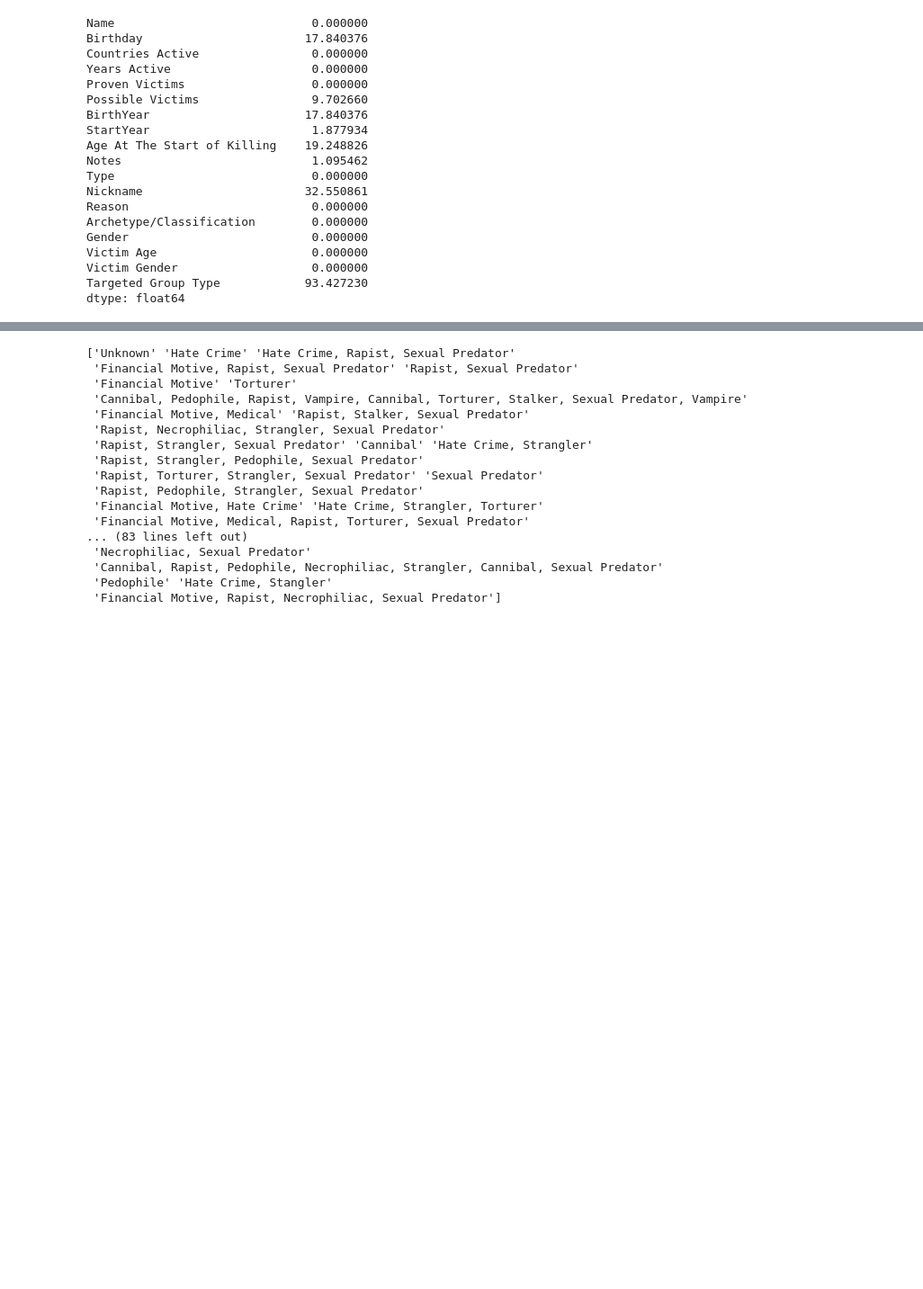
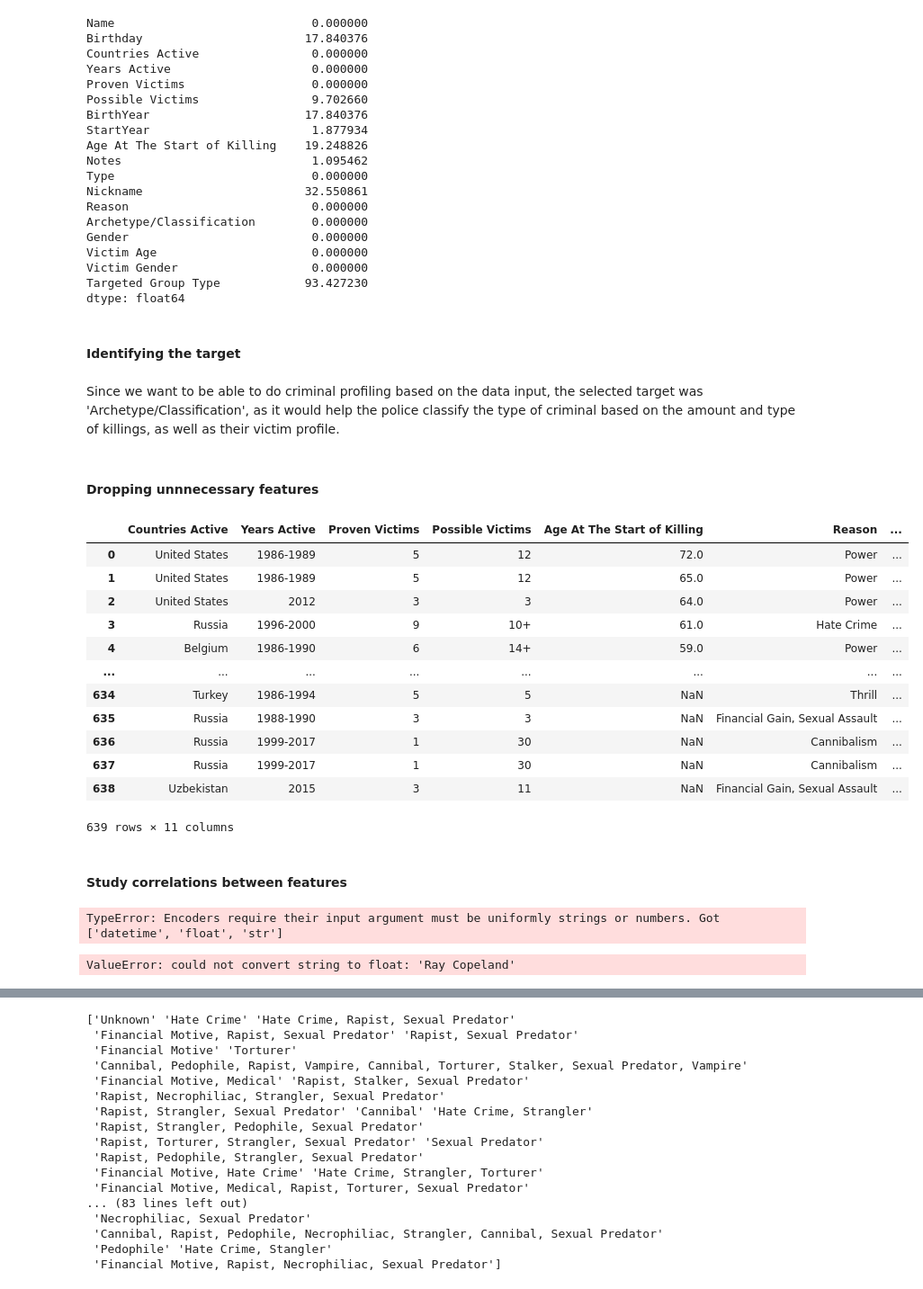
Before and after one commit to Bautist1000/MAL_FH, a Jupyter notebook: Final Assignment.ipynb, the cells around one changed output, grey strips where cells are left out. Shown at 90% size. Drawn from its saved outputs; the diff is of its cells as text; code cells hidden in the pictures; blank space fills up the shorter version.

Commit message:
further work, dropping columns, feature engineering

```diff
--- a/Final Assignment.ipynb
+++ b/Final Assignment.ipynb
@@ -89,3 +98,7 @@ Victim Age                      0.000000
 Victim Gender                   0.000000
 Targeted Group Type            93.427230
 dtype: float64
+# %% [markdown]
+#### Identifying the target
+# %% [markdown]
+Since we want to be able to do criminal profiling based on the data input, the selected target was 'Archetype/Classification', as it would help the police classify the type of criminal based on the amount and type of killings, as well as their victim profile.
@@ -92,3 +107,46 @@ dtype: float64
+# %% [markdown]
+#### Dropping unnnecessary features
+# %%
+columns_to_drop = ['Name', 'Birthday', 'Notes', 'Nickname', 'StartYear', 'BirthYear', 'Type']
+df_cleaned = df_copy.drop(columns=columns_to_drop)
+df_cleaned
+# %% [output]
+|  | Countries Active | Years Active | Proven Victims | Possible Victims | Age At The Start of Killing | Reason | ... |
+| 0 | United States | 1986-1989 | 5 | 12 | 72.0 | Power | ... |
+| 1 | United States | 1986-1989 | 5 | 12 | 65.0 | Power | ... |
+| 2 | United States | 2012 | 3 | 3 | 64.0 | Power | ... |
+| 3 | Russia | 1996-2000 | 9 | 10+ | 61.0 | Hate Crime | ... |
+| 4 | Belgium | 1986-1990 | 6 | 14+ | 59.0 | Power | ... |
+| ... | ... | ... | ... | ... | ... | ... | ... |
+| 634 | Turkey | 1986-1994 | 5 | 5 | NaN | Thrill | ... |
+| 635 | Russia | 1988-1990 | 3 | 3 | NaN | Financial Gain, Sexual Assault | ... |
+| 636 | Russia | 1999-2017 | 1 | 30 | NaN | Cannibalism | ... |
+| 637 | Russia | 1999-2017 | 1 | 30 | NaN | Cannibalism | ... |
+| 638 | Uzbekistan | 2015 | 3 | 11 | NaN | Financial Gain, Sexual Assault | ... |
+639 rows × 11 columns
+# %% [markdown]
+#### Study correlations between features
+# %%
+# Encoding features
+from sklearn.preprocessing import LabelEncoder
+
+# Create a copy of the DataFrame to avoid modifying the original
+encoded_df = df_copy.copy()
+
+# Apply LabelEncoder to each non-numeric column
+for column in encoded_df.select_dtypes(include=['object']).columns:
+    encoded_df[column] = LabelEncoder().fit_transform(encoded_df[column])
+
+# Perform correlation
+correlation_matrix = encoded_df.corr()
+
+print(correlation_matrix)
+# %% [output]
+TypeError: Encoders require their input argument must be uniformly strings or numbers. Got ['datetime', 'float', 'str']
+# %%
+df_copy.corr()
+# %% [output]
+ValueError: could not convert string to float: 'Ray Copeland'
 # %%
 # Assesing archetypes
 unique_archetypes = df['Archetype/Classification'].unique()
```
Also changed, not shown: parts of 7 cells of this notebook.
